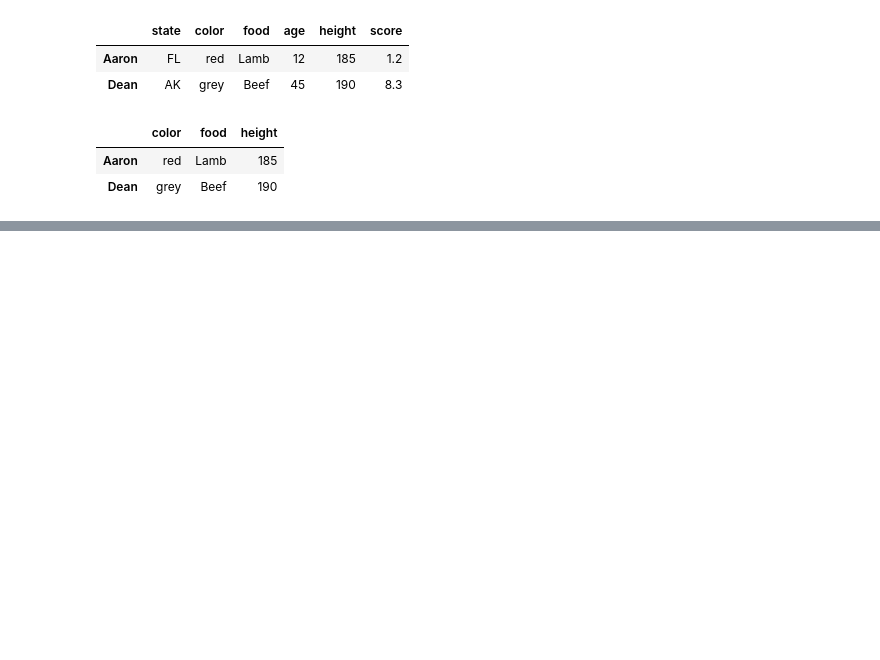
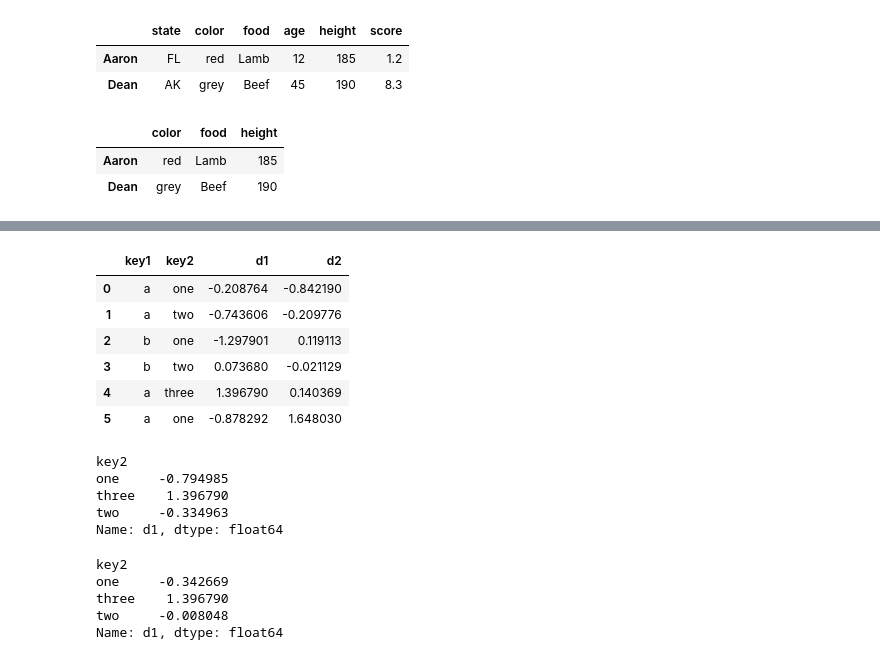
Before and after one commit to ddb95/BooksandCode, a Jupyter notebook: PythonForDataAnalysisWesMcKinneyBook/Chapter_10_Data_Aggregation_and_Group_Operations.ipynb, the cells around one changed output, grey strips where cells are left out. Saved outputs shown, nothing was run; the diff lists cells and outputs as text; code cells hidden in the pictures; blank space fills up the shorter version.

```diff
--- a/PythonForDataAnalysisWesMcKinneyBook/Chapter_10_Data_Aggregation_and_Group_Operations.ipynb
+++ b/PythonForDataAnalysisWesMcKinneyBook/Chapter_10_Data_Aggregation_and_Group_Operations.ipynb
@@ -445,0 +450,16 @@ dataFrames.iloc[[2,4],[1,2,4]]
+# %%
+df = pd.DataFrame({
+    'key1': ['a','a','b','b','a','a'],
+    'key2': ['one','two','one','two','three','one'],
+    'd1': np.random.randn(6),
+    'd2': np.random.randn(6)
+})
+df
+# %% [output]
+|  | key1 | key2 | d1 | d2 |
+| 0 | a | one | -0.208764 | -0.842190 |
+| 1 | a | two | -0.743606 | -0.209776 |
+| 2 | b | one | -1.297901 | 0.119113 |
+| 3 | b | two | 0.073680 | -0.021129 |
+| 4 | a | three | 1.396790 | 0.140369 |
+| 5 | a | one | -0.878292 | 1.648030 |
@@ -445,0 +468,16 @@ dataFrames.iloc[[2,4],[1,2,4]]
+# %%
+grouped['d1'].mean()
+# %% [output]
+key2
+one     -0.794985
+three    1.396790
+two     -0.334963
+Name: d1, dtype: float64
+# %%
+grouped['d1'].quantile(0.9)
+# %% [output]
+key2
+one     -0.342669
+three    1.396790
+two     -0.008048
+Name: d1, dtype: float64
```
Also changed, not shown: parts of 48 cells of this notebook.
